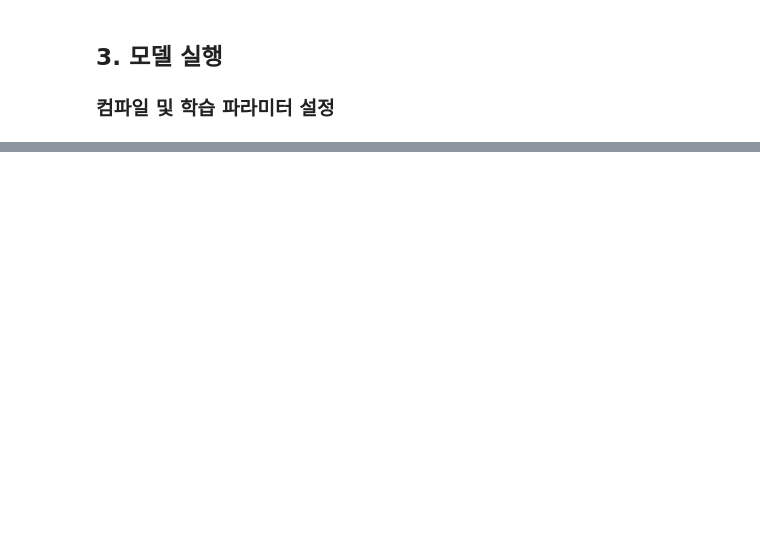
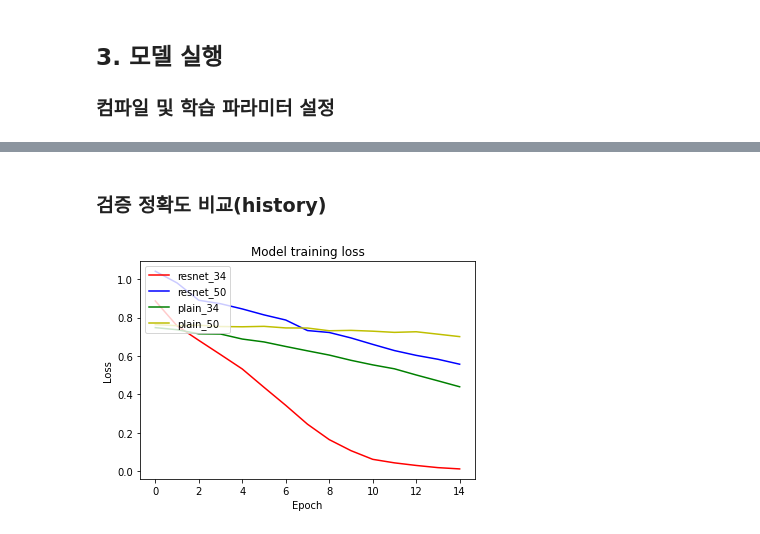
Before and after one commit to doldol1/edu-repo, a Jupyter notebook: [GD-02]ResNet_Submission.ipynb, the cells around one changed output, grey strips where cells are left out. Drawn from its saved outputs; the diff is of its cells as text; code cells hidden in the pictures; blank space fills up the shorter version.

```diff
--- a/[GD-02]ResNet_Submission.ipynb
+++ b/[GD-02]ResNet_Submission.ipynb
@@ -322,7 +407,7 @@ ________________________________________________________________________________
 ## 3. 모델 실행
 ### 컴파일 및 학습 파라미터 설정
 # %%
-BATCH_SIZE = 8
+BATCH_SIZE = 32
 EPOCH = 15
 # %%
 train_data= apply_normalize_on_dataset(train_data, batch_size=BATCH_SIZE)
@@ -355,0 +474,10 @@ train_data.shape()
+# %%
+history_resnet50 = resnet_50.fit(
+    train_data,
+    steps_per_epoch=int(16283/BATCH_SIZE),
+    validation_steps=int(6979/BATCH_SIZE),
+    epochs=EPOCH,
+    validation_data=test_data,
+    verbose=1,
+    use_multiprocessing=True,
+)
@@ -355,0 +510,10 @@ train_data.shape()
+# %%
+history_plain34 = plain_34.fit(
+    train_data,
+    steps_per_epoch=int(16283/BATCH_SIZE),
+    validation_steps=int(6979/BATCH_SIZE),
+    epochs=EPOCH,
+    validation_data=test_data,
+    verbose=1,
+    use_multiprocessing=True,
+)
@@ -355,0 +546,10 @@ train_data.shape()
+# %%
+history_plain50 = plain_50.fit(
+    train_data,
+    steps_per_epoch=int(16283/BATCH_SIZE),
+    validation_steps=int(6979/BATCH_SIZE),
+    epochs=EPOCH,
+    validation_data=test_data,
+    verbose=1,
+    use_multiprocessing=True,
+)
@@ -355,0 +582,16 @@ train_data.shape()
+# %% [markdown]
+### 검증 정확도 비교(history)
+# %%
+import matplotlib.pyplot as plt
+
+plt.plot(history_resnet34.history['loss'], 'r')
+plt.plot(history_resnet50.history['loss'], 'b')
+plt.plot(history_plain34.history['loss'], 'g')
+plt.plot(history_plain50.history['loss'], 'y')
+plt.title('Model training loss')
+plt.ylabel('Loss')
+plt.xlabel('Epoch')
+plt.legend(['resnet_34', 'resnet_50', 'plain_34', 'plain_50'], loc='upper left')
+plt.show()
+# %% [output]
+[figure, added]
```
Also changed, not shown: parts of 21 cells of this notebook.
